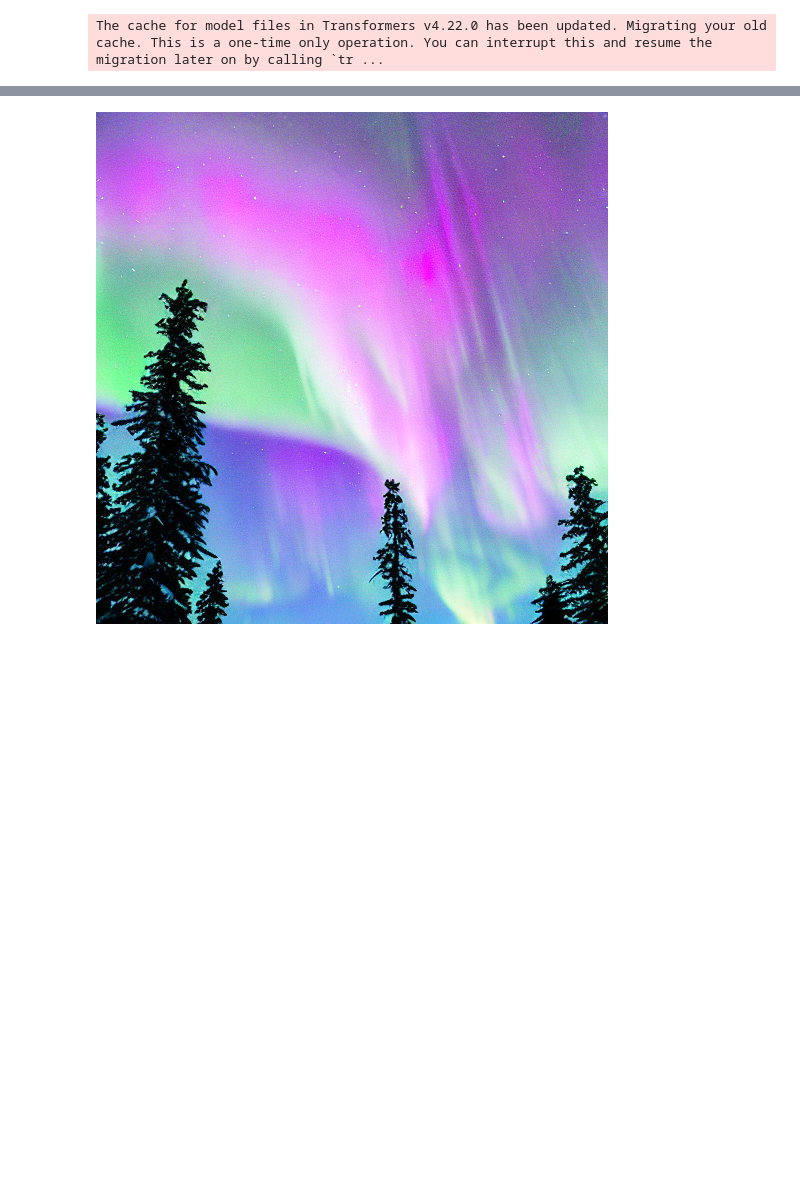
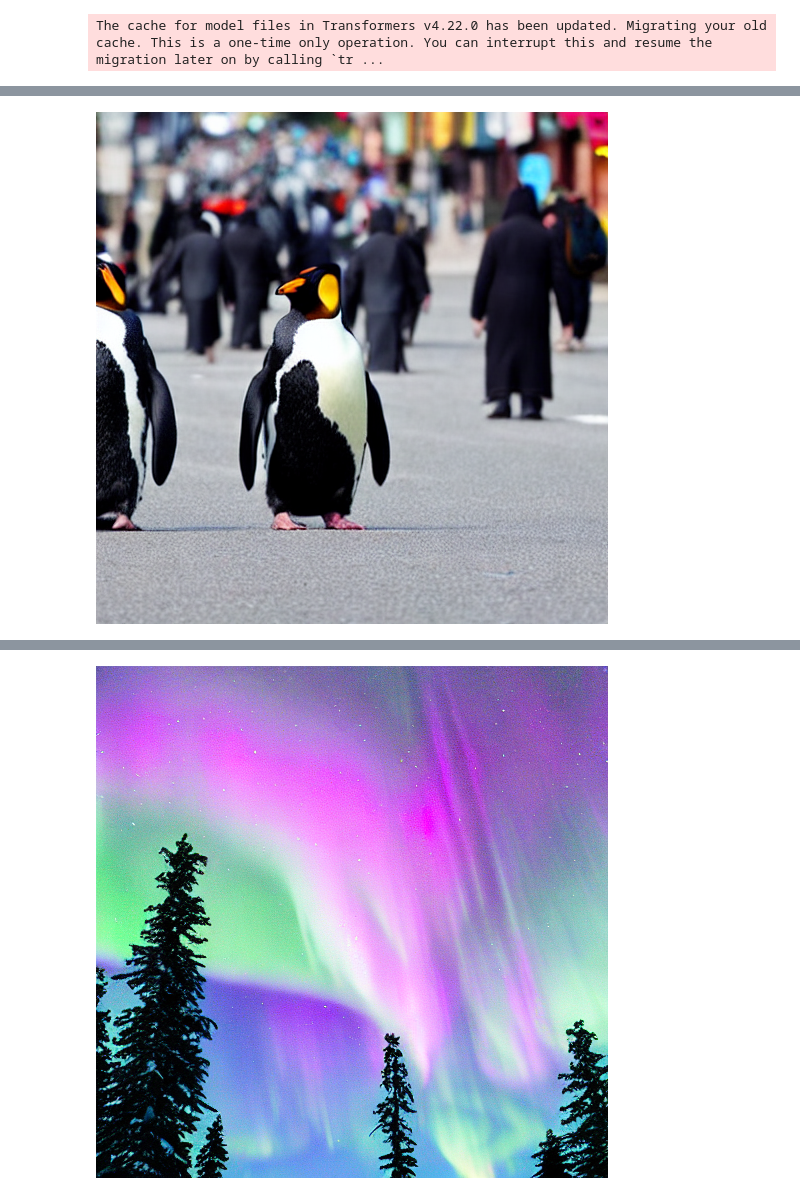
Before and after one commit to pmama/Text_to_Image_Diffusers, a Jupyter notebook: text_to_image.ipynb, the cells around one changed output, grey strips where cells are left out. Saved outputs shown, nothing was run; the diff lists cells and outputs as text; code cells hidden in the pictures; blank space fills up the shorter version.

```diff
--- a/text_to_image.ipynb
+++ b/text_to_image.ipynb
@@ -47,3 +49,8 @@ pipe(prompt).images[0]
+# %%
+prompt=  'penguin in bustling street'
+pipe(prompt).images[0]
+# %% [output]
+[figure, added]
 # %%
 prompt=  'penguin in desert'
 pipe(prompt).images[0]
```
Also changed, not shown: parts of 6 cells of this notebook.
